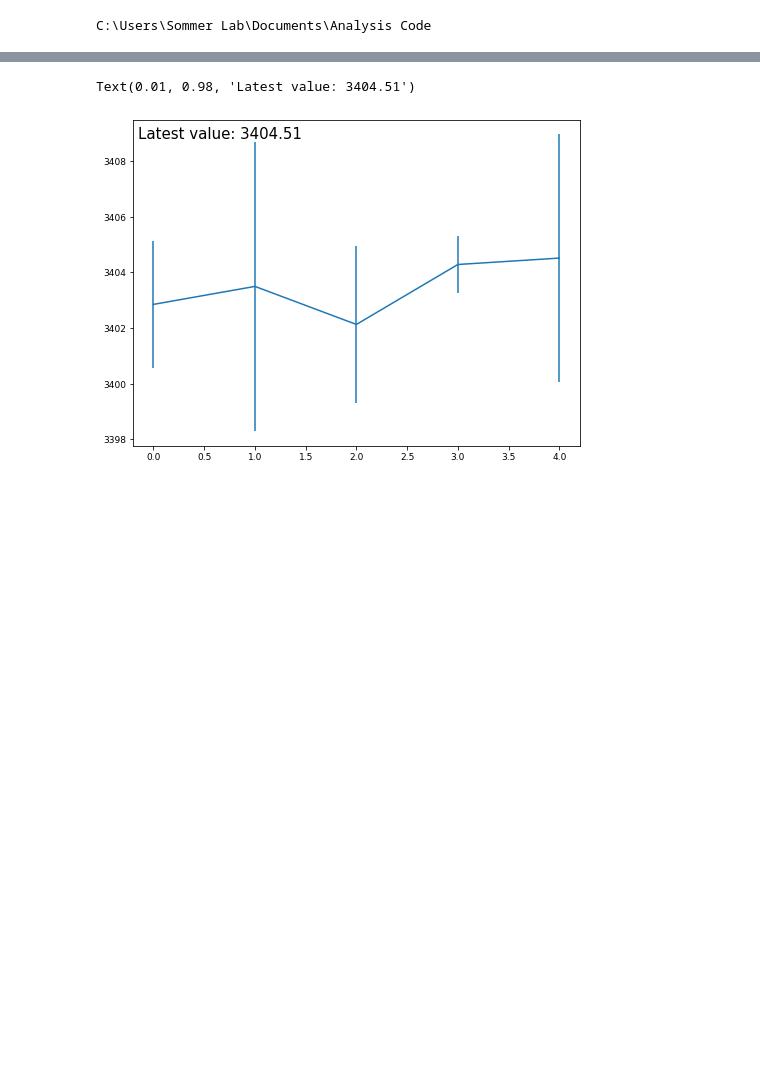
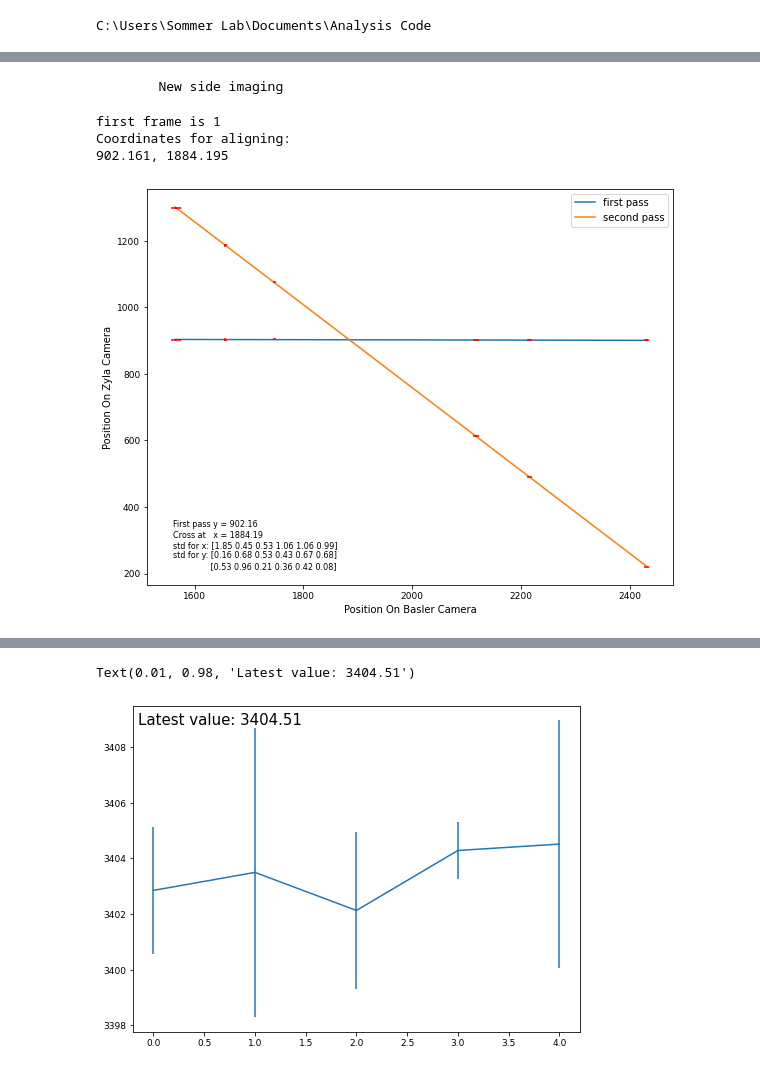
Before and after one commit to insommer/AnalysisCode, a Jupyter notebook: Applications/Evaluate ODT Align.ipynb, the cells around one changed output, grey strips where cells are left out. Cells and saved outputs as stored; diff of their text form; code cells hidden in the pictures; blank space fills up the shorter version.

```diff
--- a/Applications/Evaluate ODT Align.ipynb
+++ b/Applications/Evaluate ODT Align.ipynb
@@ -189 +91,81 @@ if intermediatePlot:
+# %%
+####################################
+####################################
+dayfolder = ImageAnalysisCode.GetDataLocation(date, DataPath=dataRootFolder)
+dataPath = os.path.join(dayfolder, data_folder)
+# variableLog_folder = os.path.join(dayfolder, 'Variable Logs')
+examFrom, examUntil = ImageAnalysisCode.GetExamRange(examNum, examFrom, repetition)
+
+pPI = 4 if subtract_burntin else 3
+params = ImageAnalysisCode.ExperimentParams(date, t_exp = 10e-6, picturesPerIteration=pPI, cam_type = "zyla")
+# %% [output]
+        New side imaging
+# %%
+columnDensities, variableLog = ImageAnalysisCode.PreprocessZylaImg(dataPath, examFrom=examFrom, examUntil=examUntil,
+                                                                   rowstart=rowstart, rowend=rowend,
+                                                                   columnstart=columnstart, columnend=columnend,
+                                                                   rotateAngle=rotateAngle, subtract_burntin=0, skipFirstImg=skipFirstImg)
+# %%
+
+dx = params.camera.pixelsize_microns/params.magnification #The length in micron that 1 pixel correspond to.
+YcolumnDensities = columnDensities.sum(axis=2) * dx / 1e6**2
+
+popts = []
+bgs = []
+for ydata in YcolumnDensities:
+    popt, bg = ImageAnalysisCode.fitMultiGaussian(ydata, dx=dx,
+                                                  subtract_bg=subtract_bg, signal_feature=signal_feature,
+                                                  fitbgDeg=3, amp=1, width=3, denoise=0)
+    popts.append(popt)
+    bgs.append(bg)
+
+# XcolumnDensities = columnDensities.sum(axis=1) * dx / 1e6**2
+# poptsX = []
+# for xdata in XcolumnDensities:
+#     poptx,_ = ImageAnalysisCode.fitSingleGaussian(xdata, dx=dx,
+#                                                   subtract_bg=1, signal_feature='wide')
+#     poptsX.append(poptx)
+
+results = ImageAnalysisCode.AnalyseFittingResults([popts], logTime=variableLog.index)
+
+if variableLog is not None:
+    results = results.join(variableLog)
+# results.to_csv('0305.csv')
+
+# %%
+# Load the Basler pictures
+data_folder_Basler = os.path.join(dayfolder, Basler_folder)
+files = os.listdir(data_folder_Basler)
+files.sort()
+fileNo = len(files)
+
+imgs_Basler = []
+for file in files[examFrom: examUntil]:
+    path = os.path.join(data_folder_Basler, file)
+    imgs_Basler.append( plt.imread(path)[...,0] )
+imgs_Basler = np.array(imgs_Basler)
+
+# Fit 1-D picture
+imgs_oneD = imgs_Basler.sum(axis=1)
+popt_Basler=[]
+for ii in imgs_oneD:
+    popt, _ = ImageAnalysisCode.fitSingleGaussian(ii, signal_feature='narrow')
+    popt_Basler.append(popt)
+
+# Extract the position of the light and conbime it with the data from Zyla
+center_Basler = [ii[1] for ii in popt_Basler]
+dfjoin = results[['ODT_Misalign', 'Ycenter', 'Ywidth', 'YatomNumber']].copy()
+dfjoin['center_Basler'] = center_Basler
+
+if task.startswith('Align'):
+    ImageAnalysisCode.odtAlign(dfjoin, *expectedValues, repetition=repetition,
+                               rcParams=rcParams)
+
+elif task.startswith('Misalign'):
+    ImageAnalysisCode.odtMisalign(dfjoin, rcParams=rcParams)
+# %% [output]
+first frame is 1
+Coordinates for aligning:
+902.161, 1884.195
+[figure, added]
 # %%
```
Also changed, not shown: parts of 4 cells of this notebook, 3 other files.
